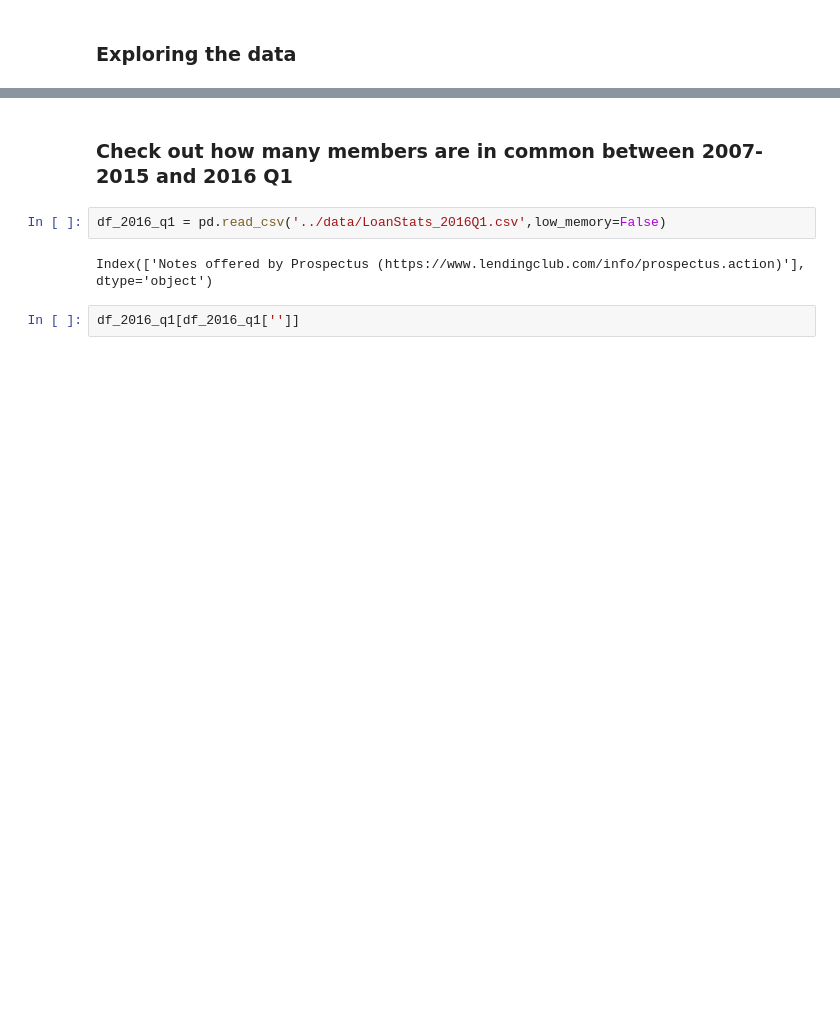
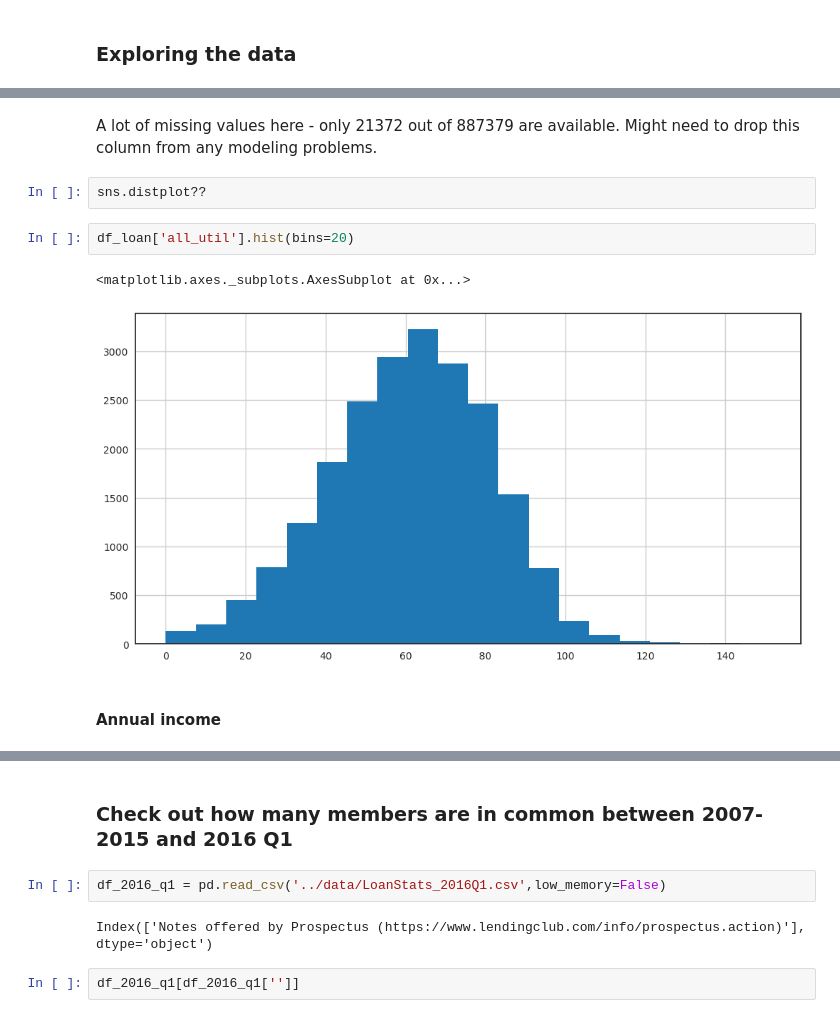
Before and after one commit to vijayshankarv/kaggle, a Jupyter notebook: lending-club/Lending-club-exploration.ipynb, the cells around one changed output, grey strips where cells are left out. Saved outputs shown, nothing was run; the diff lists cells and outputs as text; blank space fills up the shorter version.

```diff
--- a/lending-club/Lending-club-exploration.ipynb
+++ b/lending-club/Lending-club-exploration.ipynb
@@ -79,0 +208,11 @@ Index(['id', 'member_id', 'loan_amnt', 'funded_amnt', 'funded_amnt_inv',
+# %% [markdown]
+A lot of missing values here - only 21372 out of 887379 are available. Might need to drop this column from any modeling problems.
+# %%
+sns.distplot??
+# %%
+df_loan['all_util'].hist(bins=20)
+# %% [output]
+<matplotlib.axes._subplots.AxesSubplot at 0x...>
+[figure, added]
+# %% [markdown]
+#### Annual income
```
Also changed, not shown: parts of 51 cells of this notebook.
